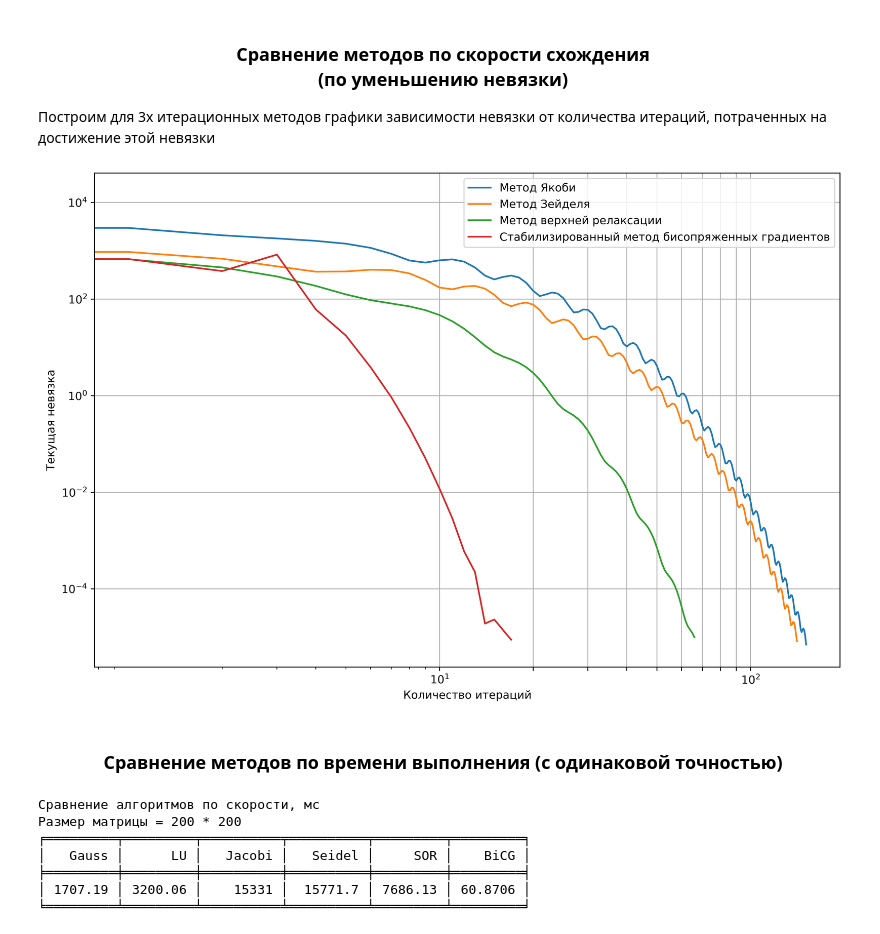
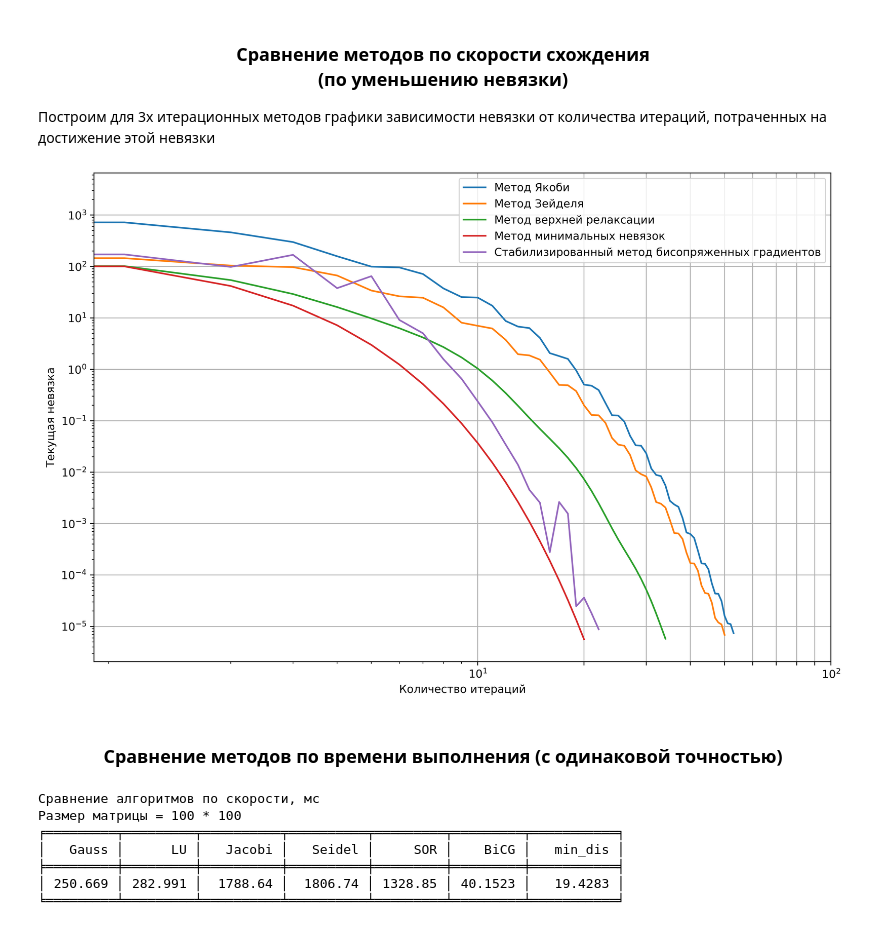
Before and after one commit to oncoming-lane/computational_mathematics, a Jupyter notebook: lab2.ipynb, the cells around one changed output. Cells and saved outputs as stored; diff of their text form; code cells hidden in the pictures.

Commit message:
added Min_Discrepancy method
added the minimum discrepancy method, its execution time and discrepancy convergence

```diff
--- a/lab2.ipynb
+++ b/lab2.ipynb
@@ -47,12 +47,9 @@ np.set_printoptions(precision=5, suppress=True, formatter={'all': lambda x: f'{x
 # %%
 '''Вариант Ж'''
 a = 20 #константа - зависит от варианта задания a = 20
-size = 200 #размер матриц = 100
+size = 100 #размер матриц = 100
 
 A = ((a-1)*np.eye(size) + np.ones(size)) #матрица А
 
-#A= np.array([[1, 2, 3, 4], [5, 6, 7, 8], [8, 7, 6, 5], [4, 3, 2, 1]])
-
-print((A))
 f = np.zeros((size, 1))
 for i in range(size): f[i] = i + 1 # столбец решений f
@@ -476,8 +506,0 @@ def scalar_product(a, b):
-# %%
-s = np.array([[-0.159],
- [-0.039],
- [0.079]])
-t = np.array([[-3.139],
- [-0.86],
- [1.38]])
-print(scalar_product(s, t))
@@ -489,33 +508,29 @@ print(scalar_product(s, t))
 def BiCG_stab(A, f, x0, eps):
 
     size = len(A)
+    print("Решение СЛАУ стабилизированным методом бисопряженных градиентов:")
 
-    #задаем столбцы r
+    '''Инициализация'''
     r_old = f - A@x0
     r_new = r_old
     r_ = r_old
 
-    #задаем столбцы p
     p_old = np.zeros((size,1))
     p_new = np.zeros((size,1))
 
-    #задаем столбцы v
     v_old = np.zeros((size,1))
     v_new = np.zeros((size,1))
 
-    ro_old = 1
-
-    a_old = 1
-
-    w_old = 1
+    ro_old, a_old, w_old = 1, 1, 1
 
     x_old = np.copy(x0)
     x_new = np.copy(x0)
 
     iter = 0
 
-    norm = 10
+    norm = 2*eps
     norms = []
+
     while ((norm > eps)):
 
         ro_new = scalar_product(r_, r_old)
@@ -598,39 +614,40 @@ discrepancy_bicg = bicg[2]
 # %%
 plt.figure(figsize = [12,8], dpi = 500)
 
 
-plt.plot(np.arange(0, len(discrepancy_J)),    discrepancy_J,    label = "Метод Якоби")
-plt.plot(np.arange(0, len(discrepancy_S)),    discrepancy_S,    label = "Метод Зейделя")
-plt.plot(np.arange(0, len(discrepancy_sor)),  discrepancy_sor,  label = "Метод верхней релаксации")
-plt.plot(np.arange(0, len(discrepancy_bicg)), discrepancy_bicg, label = "Стабилизированный метод бисопряженных градиентов")
+plt.plot(np.arange(0, len(discrepancy_J)),       discrepancy_J,       label = "Метод Якоби")
+plt.plot(np.arange(0, len(discrepancy_S)),       discrepancy_S,       label = "Метод Зейделя")
+plt.plot(np.arange(0, len(discrepancy_sor)),     discrepancy_sor,     label = "Метод верхней релаксации")
+plt.plot(np.arange(0, len(discrepancy_min_dis)), discrepancy_min_dis, label = "Метод минимальных невязок")
+plt.plot(np.arange(0, len(discrepancy_bicg)),    discrepancy_bicg,    label = "Стабилизированный метод бисопряженных градиентов")
 
 plt.xscale('log')
 plt.yscale('log')
 
 plt.xlabel('Количество итераций')
 plt.ylabel('Текущая невязка')
 
 plt.xticks(np.arange(start=10, stop=110, step = 10))
 
 plt.legend()
 plt.grid()
 plt.show()
 # %% [output]
-[figure, old version]
+[figure, new version]
 # %% [markdown]
 <h3 style="text-align:center;">Сравнение методов по времени выполнения </br> (с одинаковой точностью)</h3>
 # %%
 from tabulate import tabulate
-table = [['Gauss', 'LU', 'Jacobi', 'Seidel', 'SOR', 'BiCG'], [time_gauss, time_lu, time_jacobi, time_seidel, time_sor, time_bicg]]
+table = [['Gauss', 'LU', 'Jacobi', 'Seidel', 'SOR', 'BiCG', 'min_dis'], [time_gauss, time_lu, time_jacobi, time_seidel, time_sor, time_bicg, time_min_dis]]
 print("Сравнение алгоритмов по скорости, мс")
 print("Размер матрицы =", len(A), "*", len(A))
 print(tabulate(table, headers='firstrow', tablefmt='fancy_grid'))
 #ахренеть какие же крутые вариационные методы
 # %% [output]
 Сравнение алгоритмов по скорости, мс
-Размер матрицы = 200 * 200
-╒═════════╤═════════╤══════════╤══════════╤═════════╤═════════╕
-│   Gauss │      LU │   Jacobi │   Seidel │     SOR │    BiCG │
-╞═════════╪═════════╪══════════╪══════════╪═════════╪═════════╡
-│ 1707.19 │ 3200.06 │    15331 │  15771.7 │ 7686.13 │ 60.8706 │
-╘═════════╧═════════╧══════════╧══════════╧═════════╧═════════╛
+Размер матрицы = 100 * 100
+╒═════════╤═════════╤══════════╤══════════╤═════════╤═════════╤═══════════╕
+│   Gauss │      LU │   Jacobi │   Seidel │     SOR │    BiCG │   min_dis │
+╞═════════╪═════════╪══════════╪══════════╪═════════╪═════════╪═══════════╡
+│ 250.669 │ 282.991 │  1788.64 │  1806.74 │ 1328.85 │ 40.1523 │   19.4283 │
+╘═════════╧═════════╧══════════╧══════════╧═════════╧═════════╧═══════════╛
```
Also changed, not shown: parts of 15 cells of this notebook.
